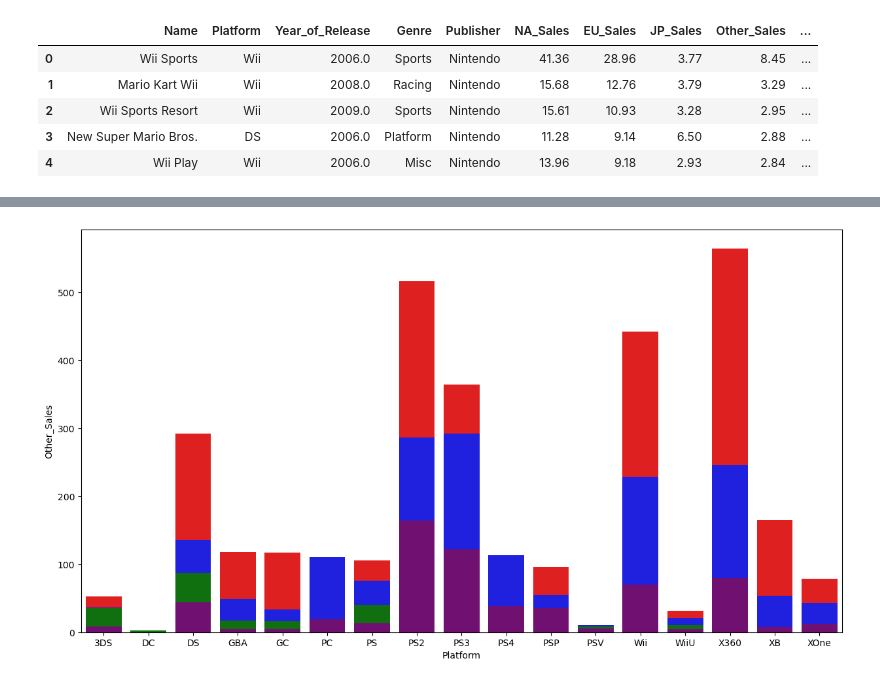
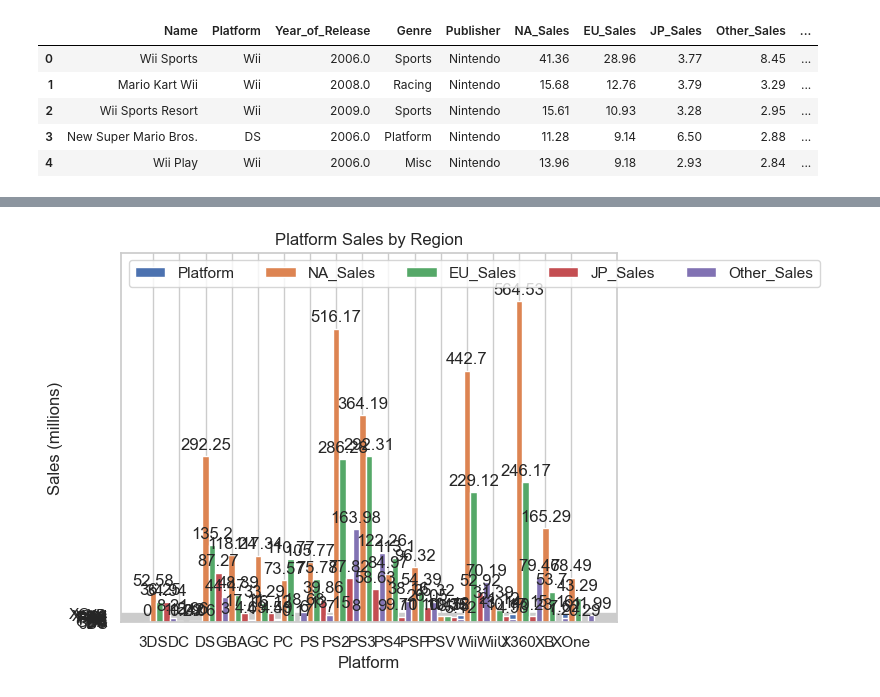
Before and after one commit to Jrowez/JUMPlus-Projects, a Jupyter notebook: Project_4/data_project_4_.ipynb, the cells around one changed output, grey strips where cells are left out. Cells and saved outputs as stored; diff of their text form; code cells hidden in the pictures.

```diff
--- a/Project_4/data_project_4_.ipynb
+++ b/Project_4/data_project_4_.ipynb
@@ -106,5 +106,6 @@ release_sales
 
 figsize = (15, 8)
 fig, ax = plt.subplots(figsize=figsize)
+sns.set_theme(style="whitegrid")
 genre = sns.lineplot(data=release_sales, ax=ax, )
 # %% [output]
@@ -127,18 +150,43 @@ genre_Other = sns.barplot(x='Genre', y='Other_Sales', data=genre_sales, color='P
 # %%
 """11. Group North American, Japan, European & Other region sales data as per Platform and plot
 it (Should show sales as per "Platform genre" , plot kind should be bar )"""
 
 platform_sales = df[['NA_Sales', 'EU_Sales', 'JP_Sales', 'Other_Sales', 'Platform']]
 platform_sales = platform_sales.groupby('Platform', as_index=False).sum()
 platform_sales
 
-fig, ax =plt.subplots(figsize=(15,8))
-platform_NA = sns.barplot(x='Platform', y='NA_Sales', data=platform_sales, color='Red')
-platform_EU = sns.barplot(x='Platform', y='EU_Sales', data=platform_sales, color='Blue')
-platform_JP = sns.barplot(x='Platform', y='JP_Sales', data=platform_sales, color='Green')
-platform_Other = sns.barplot(x='Platform', y='Other_Sales', data=platform_sales, color='Purple',)
+# fig, ax =plt.subplots(figsize=(15,8))
+# platform_NA = sns.barplot(x='Platform', y='NA_Sales', data=platform_sales, color='Red')
+# platform_EU = sns.barplot(x='Platform', y='EU_Sales', data=platform_sales, color='Blue')
+# platform_JP = sns.barplot(x='Platform', y='JP_Sales', data=platform_sales, color='Green')
+# platform_Other = sns.barplot(x='Platform', y='Other_Sales', data=platform_sales, color='Purple',)
+# ax.set_ylabel('Sales (')
+# plt.show
+
+label_location = np.arange(len(platform_sales))
+width = 0.25
+label_multiplier = 0
+
+fig, ax = plt.subplots(layout='none')
+# plt.figure(figsize=(80,10))
+for element, measurement in platform_sales.items():
+    offset = width * label_multiplier
+    rects = ax.bar(label_location + offset, measurement, width, label=element)
+    ax.bar_label(rects, padding=3)
+    label_multiplier += 1
+
+platform = ['3DS', 'DC', 'DS', 'GBA', 'GC', 'PC', 'PS', 'PS2', 'PS3', 'PS4', 'PSP', 'PSV', 'Wii', 'WiiU', 'X360', 'XB', 'XOne']
+
+ax.set_ylabel('Sales (millions)')
+ax.set_xlabel('Platform')
+ax.set_title('Platform Sales by Region')
+ax.set_xticks(label_location + width, platform)
+ax.legend(loc='upper left', ncols=20)
+ax.set_ylim(0, 650)
+ax.set_xlim
+plt.show()
 # %% [output]
-[figure, old version]
+[figure, new version]
 # %%
 """12. Plot the Sales in all regions per Platform , you need to create a boxplot for that which will show the distribution of sales as per platform
 """
```
Also changed, not shown: parts of 8 cells of this notebook, 1 other file.
